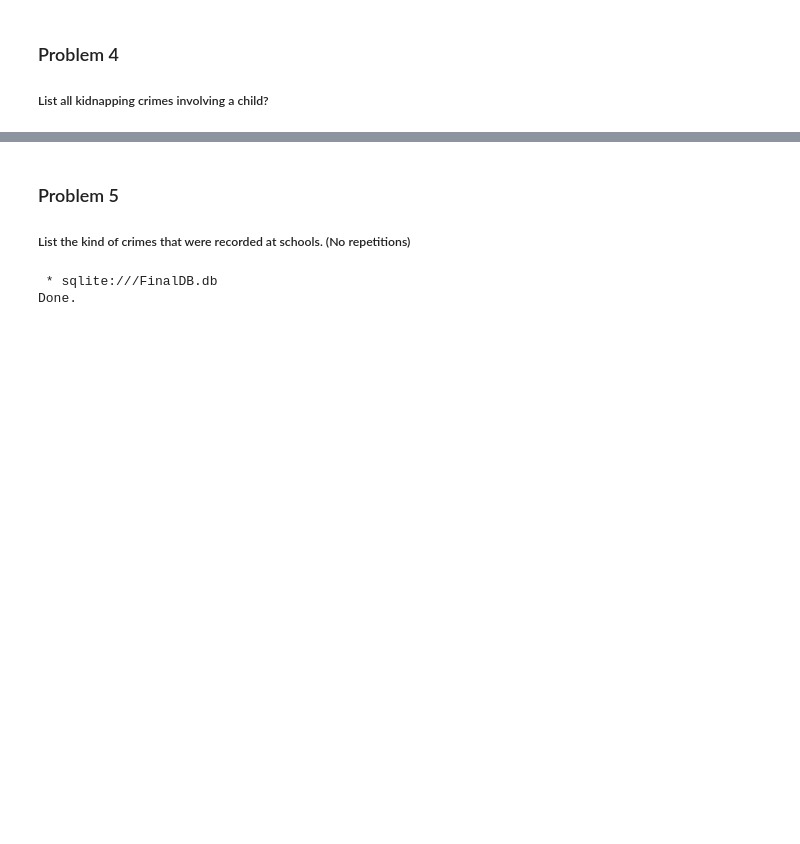
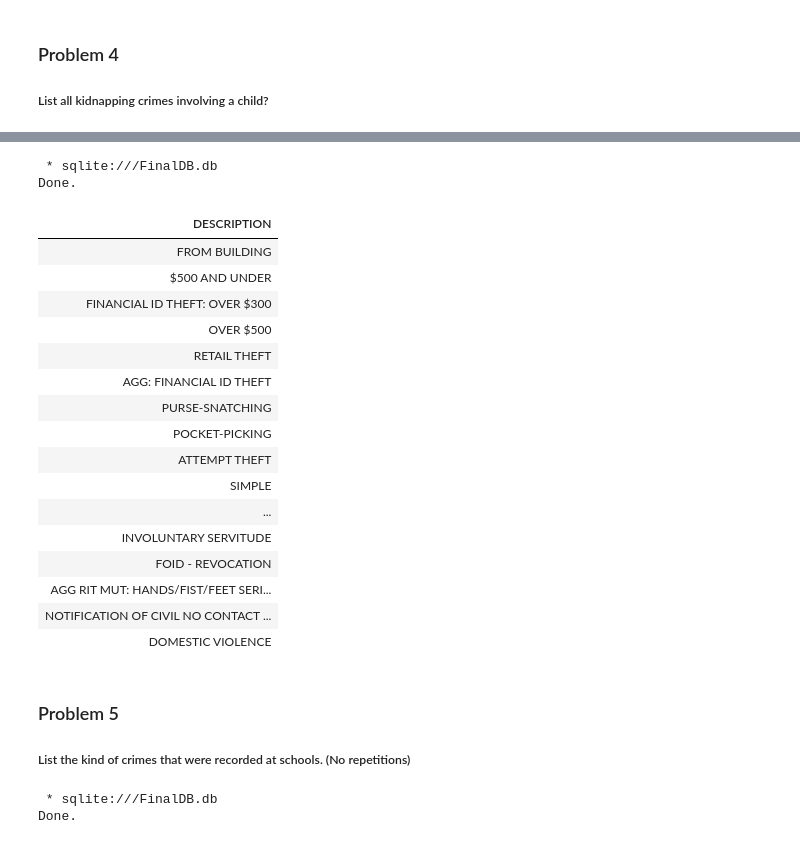
Before and after one commit to AdrianGraumnitz/IBM-Professional-Certificate, a Jupyter notebook: Modul 6 Python_SQL Final Assignment.ipynb, the cells around one changed output, grey strips where cells are left out. Cells and saved outputs as stored; diff of their text form; code cells hidden in the pictures; blank space fills up the shorter version.

```diff
--- a/Modul 6 Python_SQL Final Assignment.ipynb
+++ b/Modul 6 Python_SQL Final Assignment.ipynb
@@ -216,6 +211,30 @@ where primary_type = 'KIDNAPPING';
 Done.
 | index | ID | CASE_NUMBER | DATE | BLOCK | IUCR | PRIMARY_TYPE | DESCRIPTION | LOCATION_DESCRIPTION | ... |
 | 520 | 5276766 | HN144152 | 2007-01-26 | 050XX W VAN BUREN ST | 1792 | KIDNAPPING | CHILD ABDUCTION/STRANGER | STREET | ... |
+# %%
+%%sql
+select distinct description
+from crimedata;
+# %% [output]
+ * sqlite:///FinalDB.db
+Done.
+| DESCRIPTION |
+| FROM BUILDING |
+| $500 AND UNDER |
+| FINANCIAL ID THEFT: OVER $300 |
+| OVER $500 |
+| RETAIL THEFT |
+| AGG: FINANCIAL ID THEFT |
+| PURSE-SNATCHING |
+| POCKET-PICKING |
+| ATTEMPT THEFT |
+| SIMPLE |
+| ... |
+| INVOLUNTARY SERVITUDE |
+| FOID - REVOCATION |
+| AGG RIT MUT: HANDS/FIST/FEET SERI... |
+| NOTIFICATION OF CIVIL NO CONTACT ... |
+| DOMESTIC VIOLENCE |
 # %% [markdown]
 ### Problem 5
 
```
Also changed, not shown: parts of 6 cells of this notebook.
